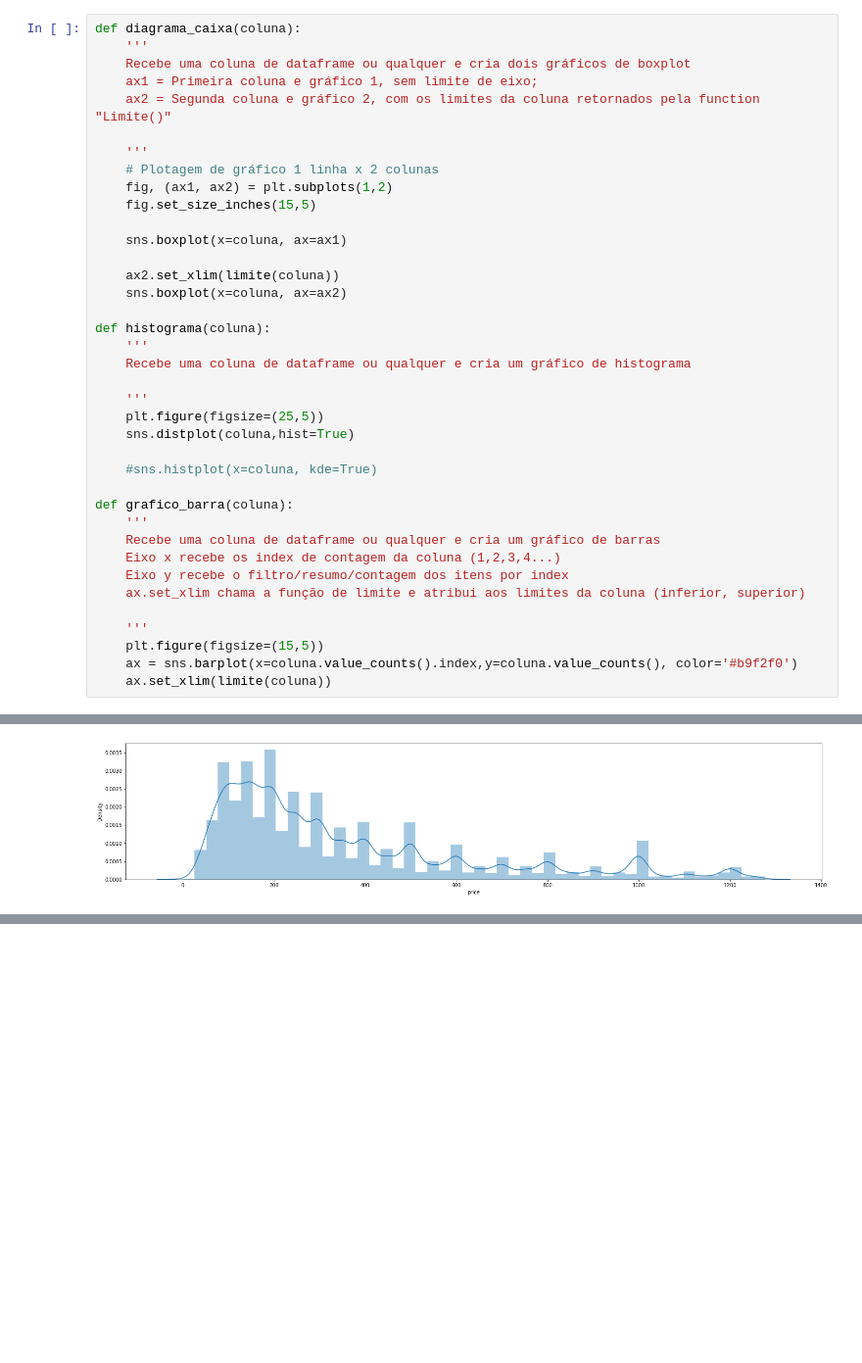
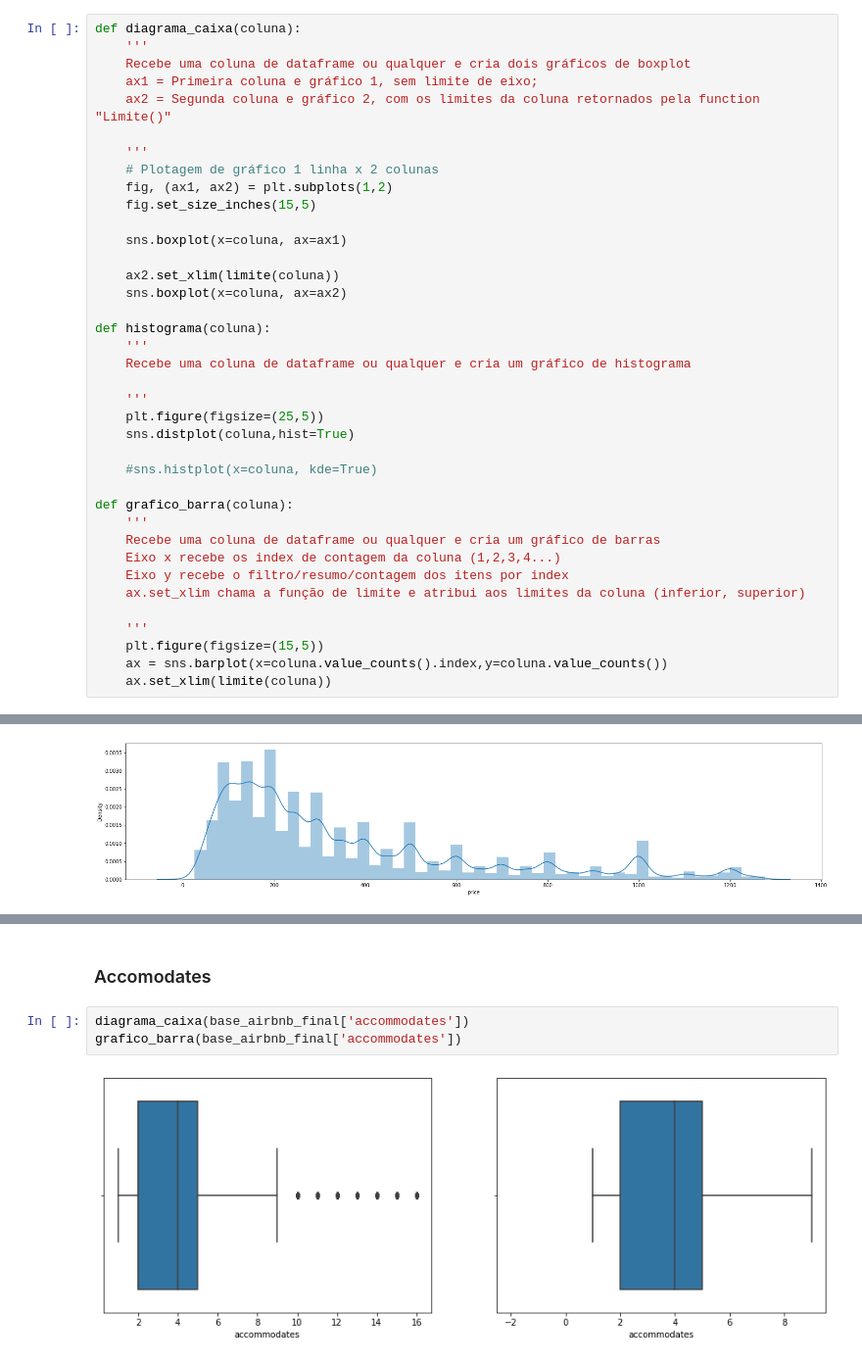
Before and after one commit to AlbertoFAraujo/Py_ML_Airbnb_RJ, a Jupyter notebook: DataScience-Airbnb.ipynb, the cells around one changed output, grey strips where cells are left out. Shown at 98% size. Saved outputs shown, nothing was run; the diff lists cells and outputs as text; blank space fills up the shorter version.

```diff
--- a/DataScience-Airbnb.ipynb
+++ b/DataScience-Airbnb.ipynb
@@ -388,5 +375,5 @@ def grafico_barra(coluna):
 
     '''
     plt.figure(figsize=(15,5))
-    ax = sns.barplot(x=coluna.value_counts().index,y=coluna.value_counts(), color='#b9f2f0')
+    ax = sns.barplot(x=coluna.value_counts().index,y=coluna.value_counts())
     ax.set_xlim(limite(coluna))
@@ -447,0 +435,7 @@ grafico_barra(base_airbnb_final['host_listings_count'])
+# %% [markdown]
+### Accomodates
+# %%
+diagrama_caixa(base_airbnb_final['accommodates'])
+grafico_barra(base_airbnb_final['accommodates'])
+# %% [output]
+[figure, added]
```
Also changed, not shown: parts of 75 cells of this notebook.
